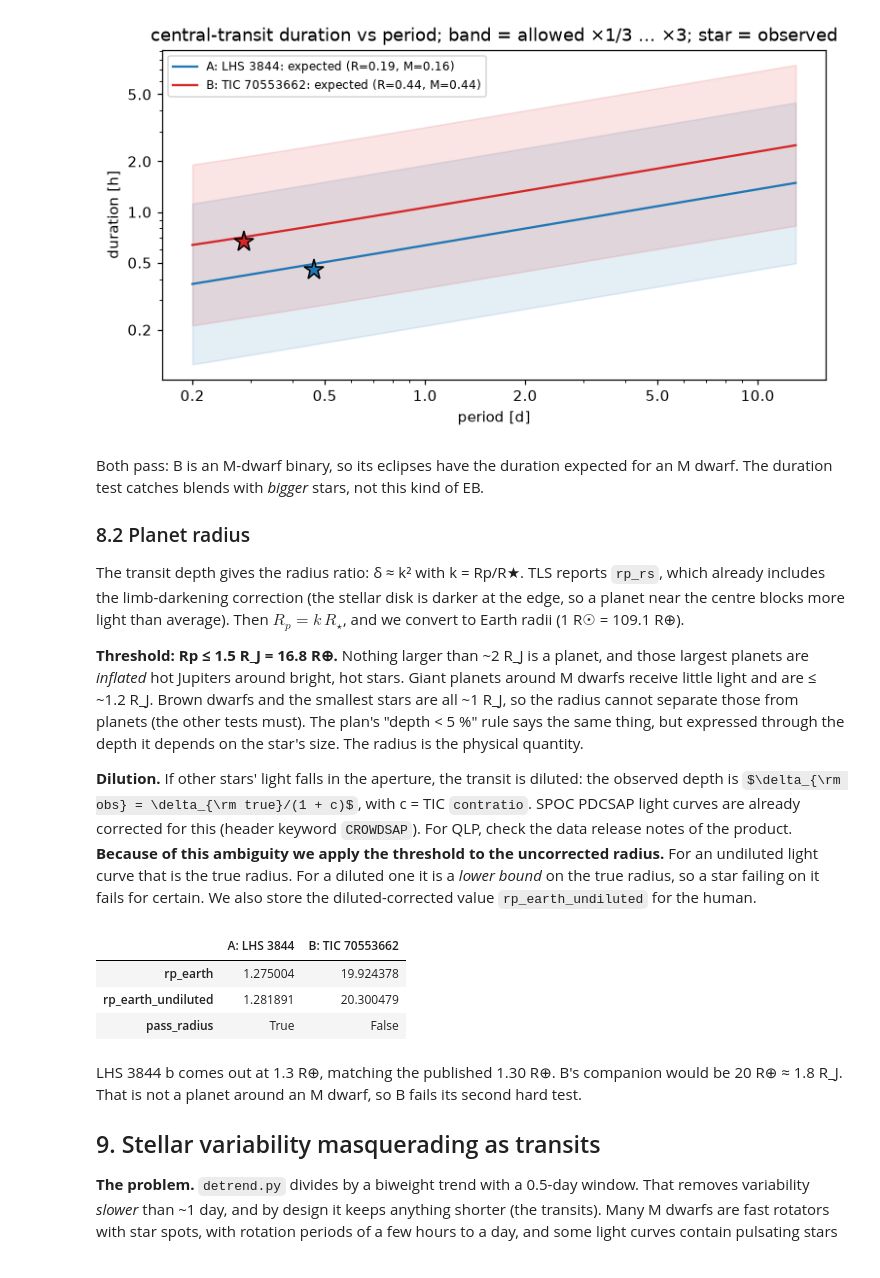
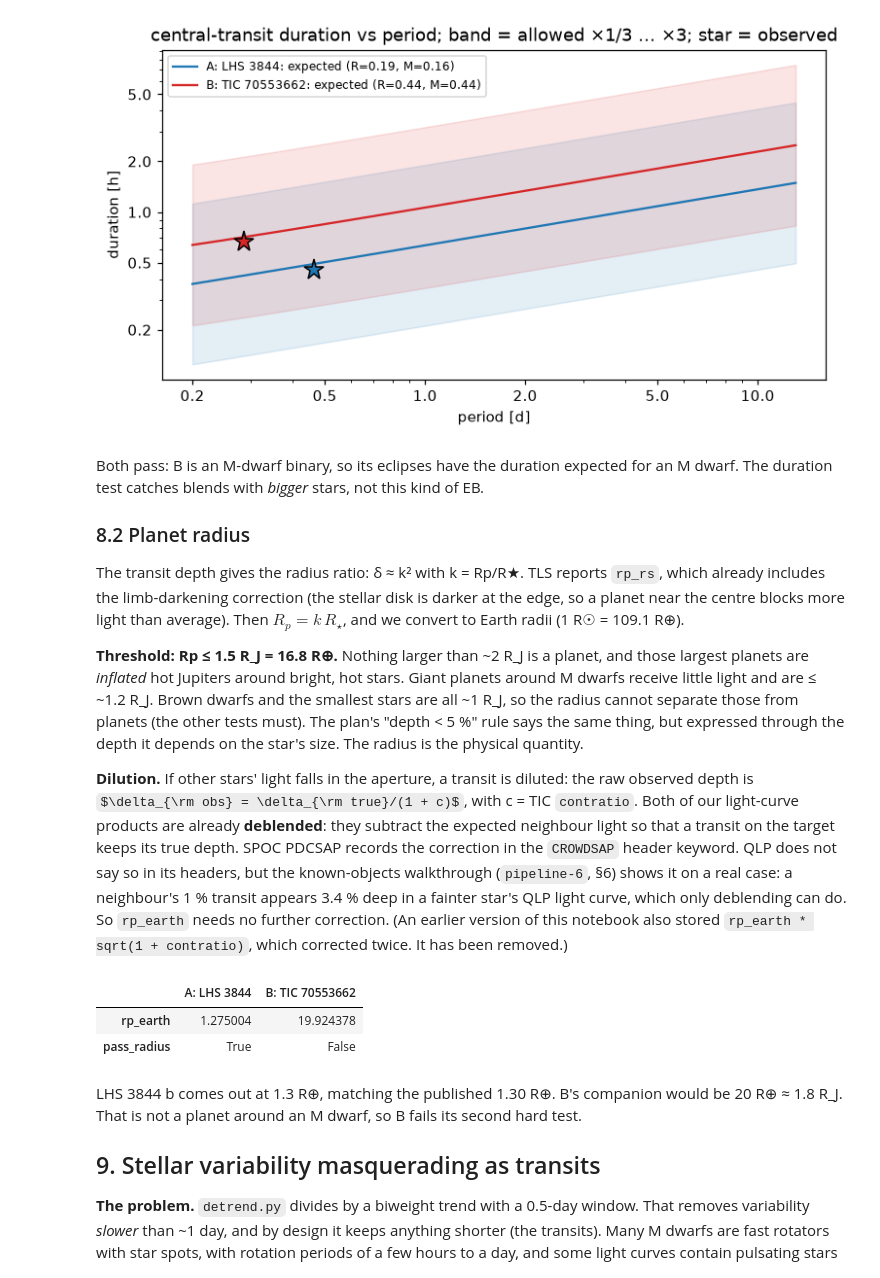
Before and after one commit to josejorgers/exoplanets-research, a Jupyter notebook: notebooks/pipeline-5-vet-walkthrough.ipynb, the cells around one changed output. Drawn from its saved outputs; the diff is of its cells as text; code cells hidden in the pictures; some formulas as TeX source.

```diff
--- a/notebooks/pipeline-5-vet-walkthrough.ipynb
+++ b/notebooks/pipeline-5-vet-walkthrough.ipynb
@@ -852,26 +852,25 @@ dwarfs receive little light and are ≤ ~1.2 R_J. Brown dwarfs and the smallest
 "depth < 5 %" rule says the same thing, but expressed through the depth it depends on the
 star's size. The radius is the physical quantity.
 
-**Dilution.** If other stars' light falls in the aperture, the transit is diluted: the
+**Dilution.** If other stars' light falls in the aperture, a transit is diluted: the raw
 observed depth is $\delta_{\rm obs} = \delta_{\rm true}/(1 + c)$, with c = TIC `contratio`.
-SPOC PDCSAP light curves are already corrected for this (header keyword `CROWDSAP`). For
-QLP, check the data release notes of the product. **Because of this ambiguity we apply the
-threshold to the uncorrected radius.** For an undiluted light curve that is the true radius.
-For a diluted one it is a *lower bound* on the true radius, so a star failing on it fails for
-certain. We also store the diluted-corrected value `rp_earth_undiluted` for the human.
+Both of our light-curve products are already **deblended**: they subtract the expected
+neighbour light so that a transit on the target keeps its true depth. SPOC PDCSAP records the
+correction in the `CROWDSAP` header keyword. QLP does not say so in its headers, but the
+known-objects walkthrough (`pipeline-6`, §6) shows it on a real case: a neighbour's 1 %
+transit appears 3.4 % deep in a fainter star's QLP light curve, which only deblending can
+do. So `rp_earth` needs no further correction. (An earlier version of this notebook also stored
+`rp_earth * sqrt(1 + contratio)`, which corrected twice. It has been removed.)
 # %%
 def test_radius(s, star) -> dict:
-    rp = s.rp_rs * star.rad * R_EARTH_PER_R_SUN
-    c = star.contratio if np.isfinite(star.contratio) else 0.0
-    return {"rp_earth": rp, "rp_earth_undiluted": rp * np.sqrt(1 + c),
-            "pass_radius": bool(rp <= THRESH["rp_earth_max"])}
+    rp = s.rp_rs * star.rad * R_EARTH_PER_R_SUN  # light curves are already deblended
+    return {"rp_earth": rp, "pass_radius": bool(rp <= THRESH["rp_earth_max"])}
 
 
 pd.DataFrame({STARS[t]: test_radius(search.loc[t], targets.loc[t]) for t in STARS})
 # %% [output]
 |  | A: LHS 3844 | B: TIC 70553662 |
 | rp_earth | 1.275004 | 19.924378 |
-| rp_earth_undiluted | 1.281891 | 20.300479 |
 | pass_radius | True | False |
 # %% [markdown]
 LHS 3844 b comes out at 1.3 R⊕, matching the published 1.30 R⊕. B's companion would be
```
Also changed, not shown: 4 other files.
